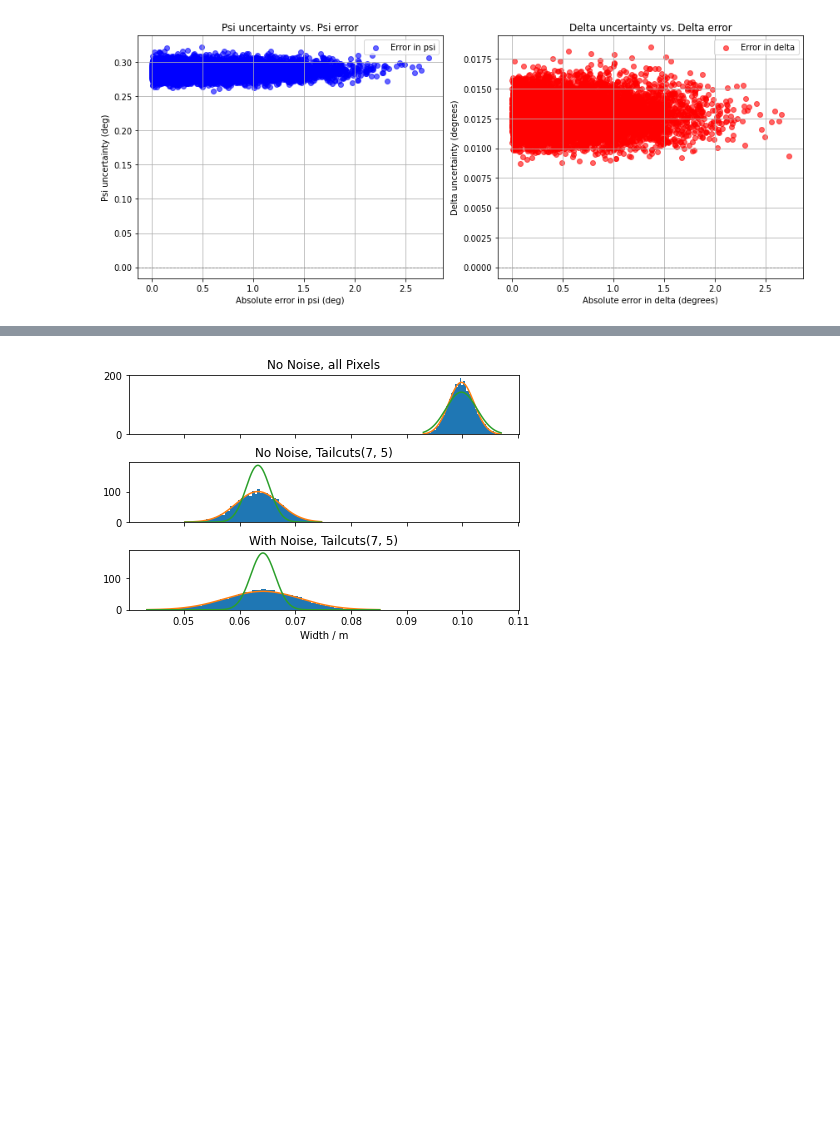
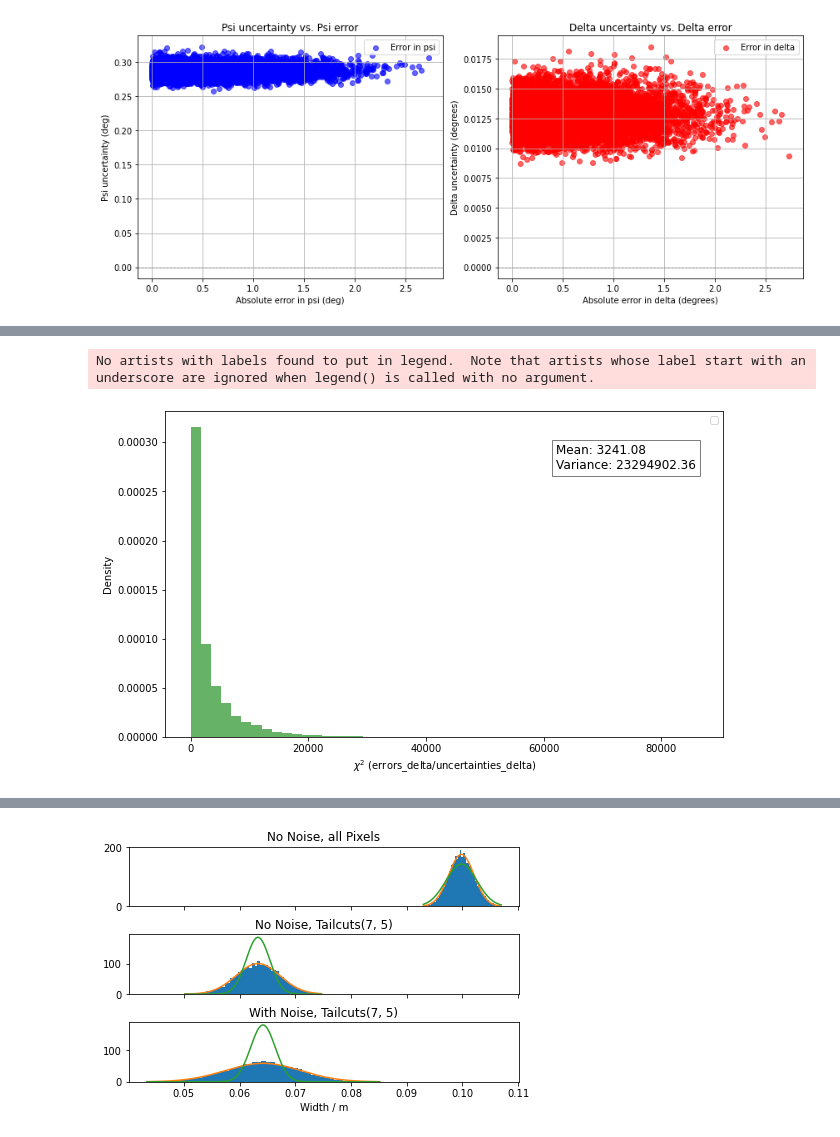
Before and after one commit to andres-baquero/hillas_ucertainties, a Jupyter notebook: psi_delta_unser_evaluation-github.ipynb, the cells around one changed output, grey strips where cells are left out. Drawn from its saved outputs; the diff is of its cells as text; code cells hidden in the pictures; blank space fills up the shorter version.

```diff
--- a/psi_delta_unser_evaluation-github.ipynb
+++ b/psi_delta_unser_evaluation-github.ipynb
@@ -1488,0 +1516,27 @@ plt.show()
+# %%
+# Calculate chi-square
+chi_square = (errors_deltha / uncertainties_deltha)**2
+
+# Calculate mean and variance
+mean_chi_square = np.mean(chi_square)
+var_chi_square = np.var(chi_square)
+
+# Create histogram
+plt.figure(figsize=(10, 6))
+plt.hist(chi_square, bins=50, density=True, alpha=0.6, color='g')
+
+# Title and labels
+#plt.title("Psi distribution")
+plt.xlabel(r"$\chi^2$ (errors_delta/uncertainties_delta)")  # Use LaTeX for the chi-squared symbol
+plt.ylabel("Density")
+plt.legend()
+
+# Add mean and variance to the plot
+plt.text(0.7, 0.9, f'Mean: {mean_chi_square:.2f}\nVariance: {var_chi_square:.2f}',
+         transform=plt.gca().transAxes, fontsize=12, verticalalignment='top', bbox=dict(facecolor='white', alpha=0.5))
+
+# Show plot
+plt.show()
+# %% [output]
+No artists with labels found to put in legend.  Note that artists whose label start with an underscore are ignored when legend() is called with no argument.
+[figure, added]
```
Also changed, not shown: parts of 3 cells of this notebook.
